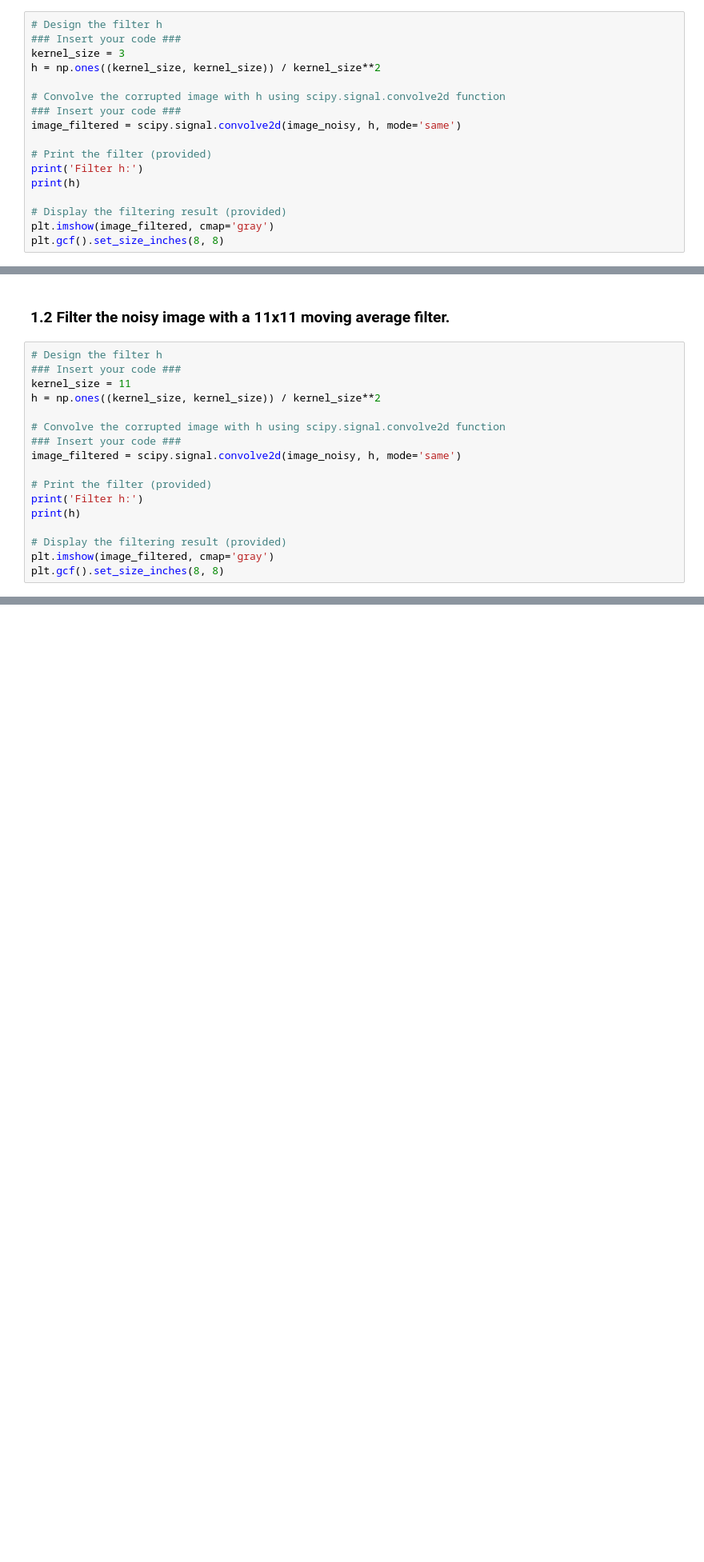
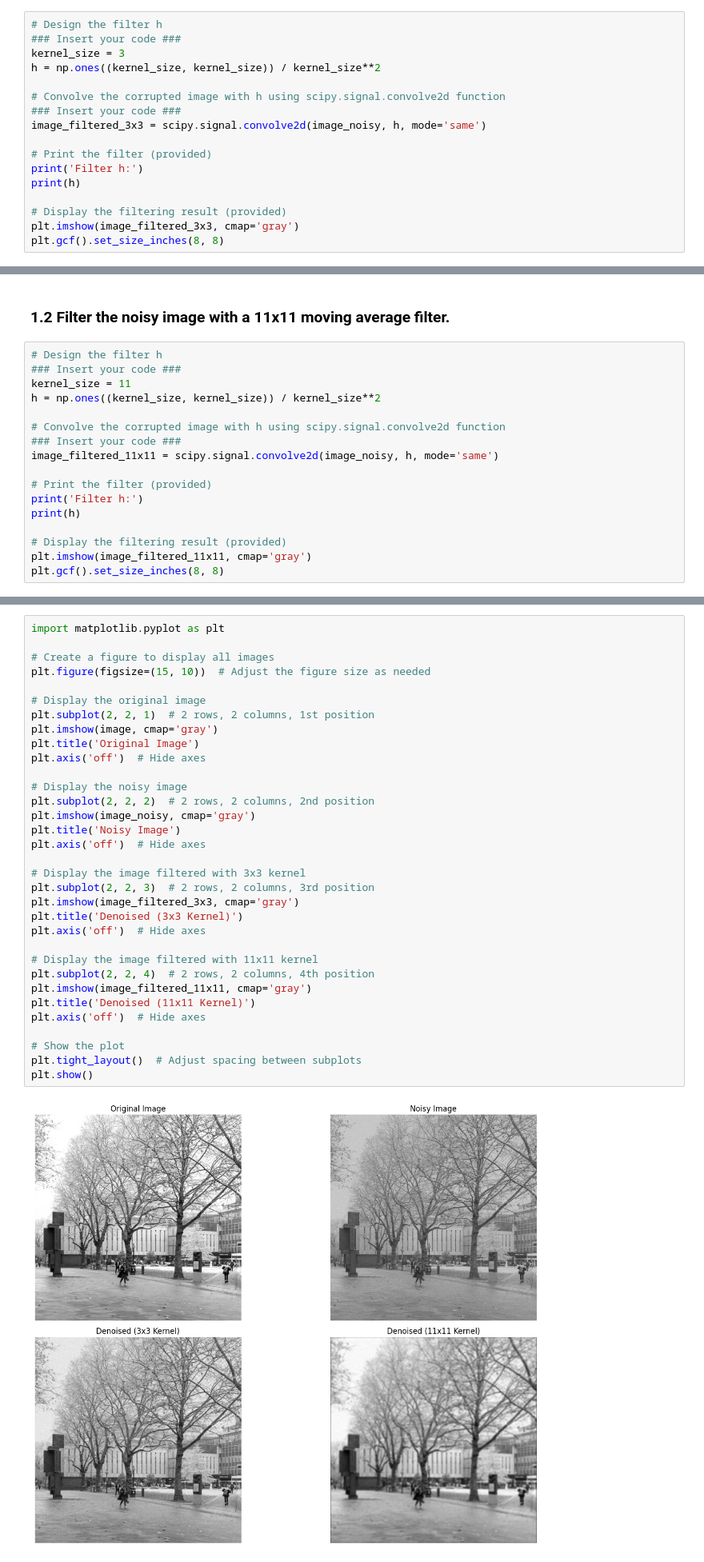
Before and after one commit to abhivir-42/computer-vision-image-filtering, a Jupyter notebook: coursework_01.ipynb, the cells around one changed output, grey strips where cells are left out. Shown at 80% size. Saved outputs shown, nothing was run; the diff lists cells and outputs as text; blank space fills up the shorter version.

Commit message:
Result Analysis and Visualisation

```diff
--- a/coursework_01.ipynb
+++ b/coursework_01.ipynb
@@ -67,14 +67,14 @@ h = np.ones((kernel_size, kernel_size)) / kernel_size**2
 
 # Convolve the corrupted image with h using scipy.signal.convolve2d function
 ### Insert your code ###
-image_filtered = scipy.signal.convolve2d(image_noisy, h, mode='same')
+image_filtered_3x3 = scipy.signal.convolve2d(image_noisy, h, mode='same')
 
 # Print the filter (provided)
 print('Filter h:')
 print(h)
 
 # Display the filtering result (provided)
-plt.imshow(image_filtered, cmap='gray')
+plt.imshow(image_filtered_3x3, cmap='gray')
 plt.gcf().set_size_inches(8, 8)
 # %% [output]
 Filter h:
@@ -92,14 +92,14 @@ h = np.ones((kernel_size, kernel_size)) / kernel_size**2
 
 # Convolve the corrupted image with h using scipy.signal.convolve2d function
 ### Insert your code ###
-image_filtered = scipy.signal.convolve2d(image_noisy, h, mode='same')
+image_filtered_11x11 = scipy.signal.convolve2d(image_noisy, h, mode='same')
 
 # Print the filter (provided)
 print('Filter h:')
 print(h)
 
 # Display the filtering result (provided)
-plt.imshow(image_filtered, cmap='gray')
+plt.imshow(image_filtered_11x11, cmap='gray')
 plt.gcf().set_size_inches(8, 8)
 # %% [output]
 Filter h:
@@ -123,2 +125,37 @@ Filter h:
+# %%
+import matplotlib.pyplot as plt
+
+# Create a figure to display all images
+plt.figure(figsize=(15, 10))  # Adjust the figure size as needed
+
+# Display the original image
+plt.subplot(2, 2, 1)  # 2 rows, 2 columns, 1st position
+plt.imshow(image, cmap='gray')
+plt.title('Original Image')
+plt.axis('off')  # Hide axes
+
+# Display the noisy image
+plt.subplot(2, 2, 2)  # 2 rows, 2 columns, 2nd position
+plt.imshow(image_noisy, cmap='gray')
+plt.title('Noisy Image')
+plt.axis('off')  # Hide axes
+
+# Display the image filtered with 3x3 kernel
+plt.subplot(2, 2, 3)  # 2 rows, 2 columns, 3rd position
+plt.imshow(image_filtered_3x3, cmap='gray')
+plt.title('Denoised (3x3 Kernel)')
+plt.axis('off')  # Hide axes
+
+# Display the image filtered with 11x11 kernel
+plt.subplot(2, 2, 4)  # 2 rows, 2 columns, 4th position
+plt.imshow(image_filtered_11x11, cmap='gray')
+plt.title('Denoised (11x11 Kernel)')
+plt.axis('off')  # Hide axes
+
+# Show the plot
+plt.tight_layout()  # Adjust spacing between subplots
+plt.show()
+# %% [output]
+[figure, added]
 # %% [markdown]
 ### 1.3 Comment on the filtering results. How do different kernel sizes influence the filtering results?
```
Also changed, not shown: parts of 3 cells of this notebook.
